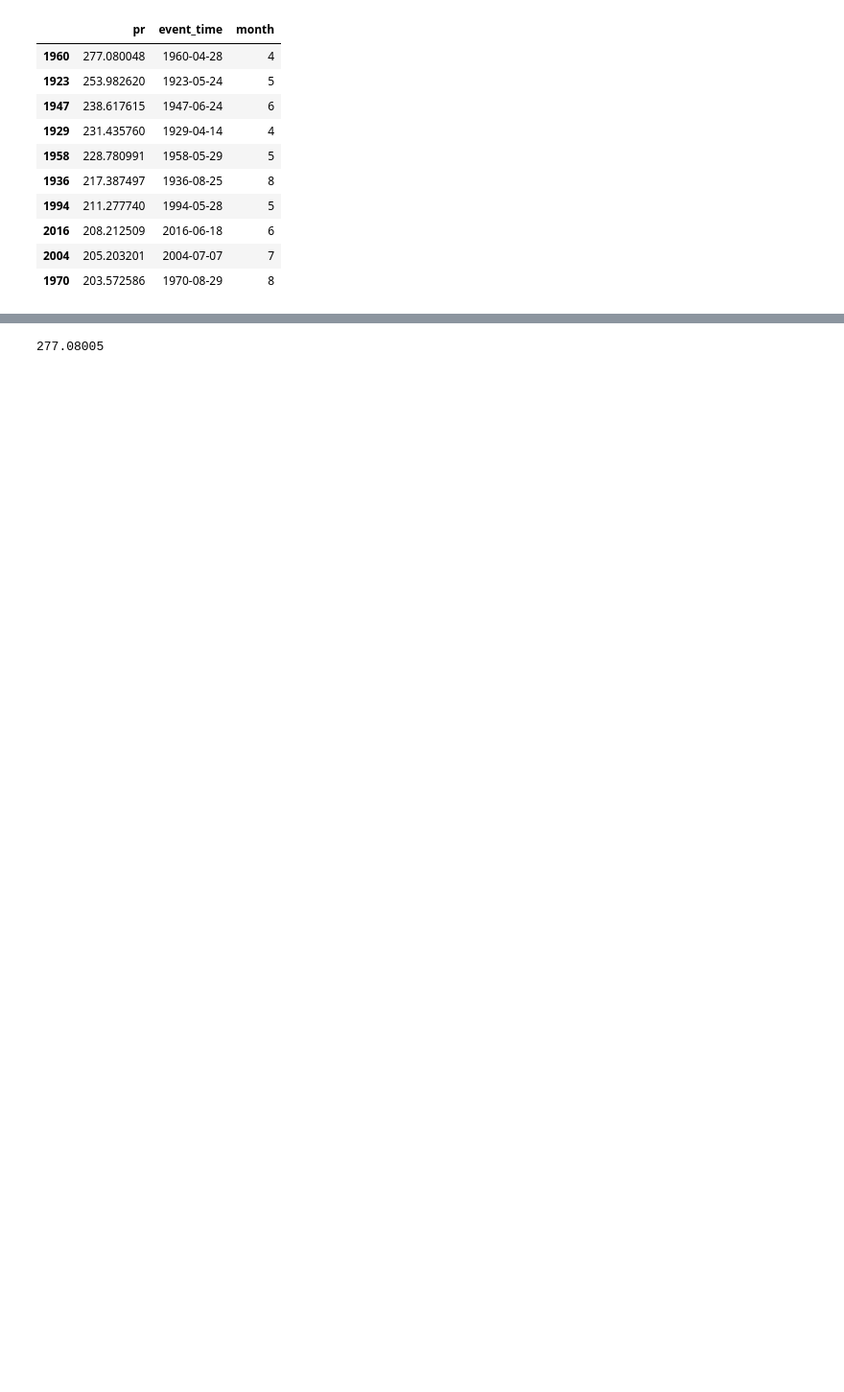
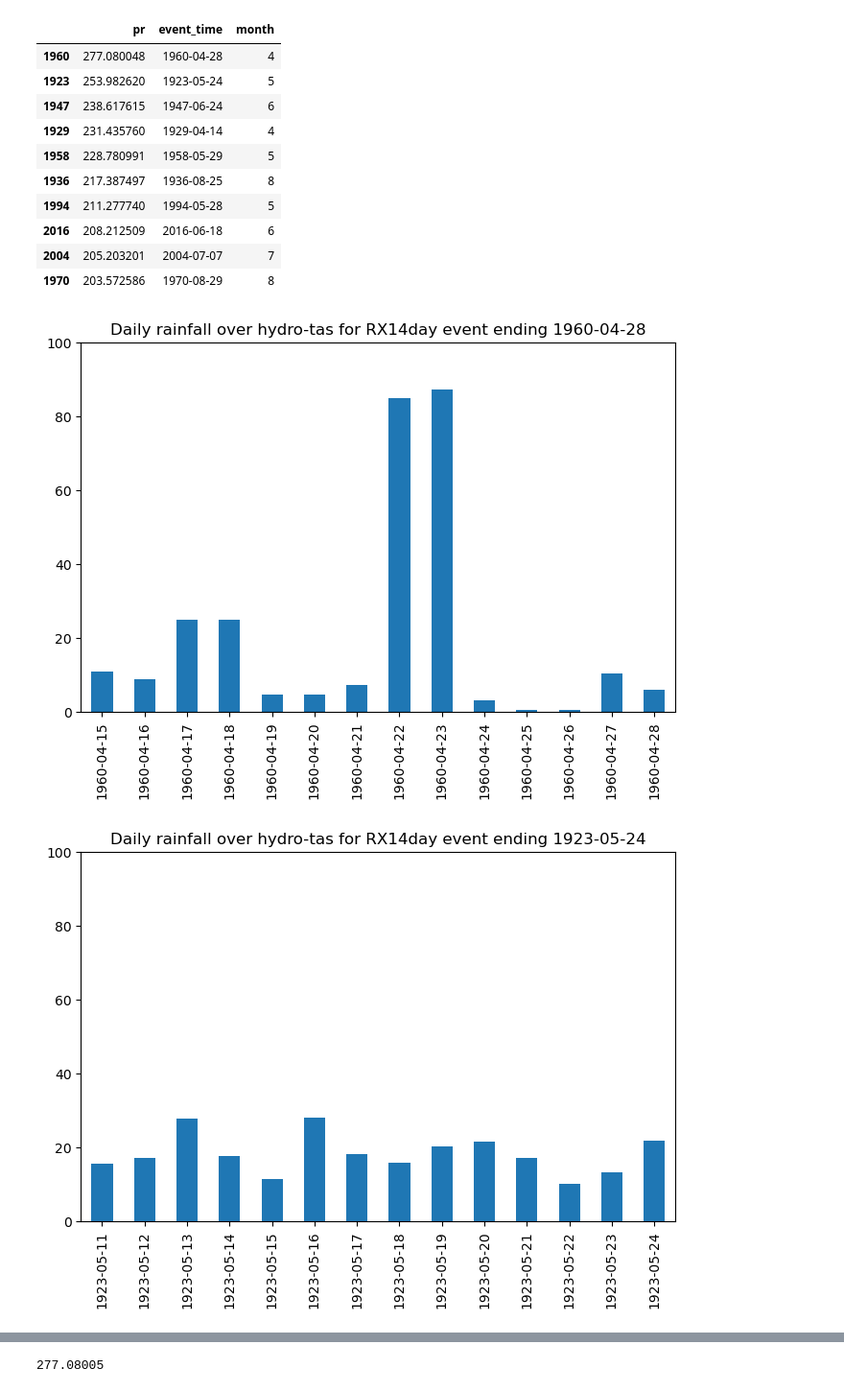
Before and after one commit to DamienIrving/hydrotas, a Jupyter notebook: AGCD_hydro-tas.ipynb, the cells around one changed output, grey strips where cells are left out. Shown at 96% size. Saved outputs shown, nothing was run; the diff lists cells and outputs as text; code cells hidden in the pictures; blank space fills up the shorter version.

Commit message:
Add daily totals

```diff
--- a/AGCD_hydro-tas.ipynb
+++ b/AGCD_hydro-tas.ipynb
@@ -25,6 +24,7 @@ dpi = 300
 # %%
 # Parameters
 rx14day_file = "/g/data/xv83/dbi599/hydrotas/data/Rx14day_AGCD-CSIRO_r005_1900-2022_annual_hydro-tas.zarr.zip"
+pr_file = "/g/data/xv83/dbi599/hydrotas/data/pr_AGCD-CSIRO_r005_1900-2022_day_hydro-tas.zarr.zip"
 region_name = "hydro-tas"
 nino_file = "/g/data/xv83/dbi599/hydrotas/data/nino34-anomaly_HadISST_1870-2022_base-1981-2010.nc"
 # %%
@@ -33,6 +33,8 @@ assert os.path.isfile(nino_file), "Must provide a Nino 3.4 file (papermill optio
 assert 'region_name' in locals(), "Must provide a region name (papermill option -p region_name [name])"
 # %% [markdown]
 #### Analyse and plot Rx14day data
+# %%
+ds_pr = fileio.open_dataset(pr_file)
 # %%
 ds_rx14day = fileio.open_dataset(rx14day_file)
 ds_rx14day = ds_rx14day.dropna('time')
@@ -78,3 +78,19 @@ ranked_events.head(n=10)
 | 2016 | 208.212509 | 2016-06-18 | 6 |
 | 2004 | 205.203201 | 2004-07-07 | 7 |
 | 1970 | 203.572586 | 1970-08-29 | 8 |
+# %%
+for rank in range(5):
+    end_date = ranked_events.iloc[[rank]]['event_time'].values[0]
+    start_datetime = datetime.datetime.strptime(end_date, "%Y-%m-%d") - datetime.timedelta(days=13)
+    start_date = start_datetime.strftime("%Y-%m-%d")
+    ds_event = ds_pr['pr'].sel({'time': slice(start_date, end_date)})
+    dates = ds_event.time.dt.strftime('%Y-%m-%d').values
+    df_event = pd.DataFrame(index=dates)
+    df_event['pr'] = ds_event.values
+    df_event.plot.bar(legend=False, figsize=(8, 5))
+    plt.ylim(0, 100)
+    plt.title(f'Daily rainfall over {region_name} for RX14day event ending {end_date}')
+    plt.show()
+# %% [output]
+[figure, added]
+[figure, added]
```
Also changed, not shown: parts of 7 cells of this notebook.
